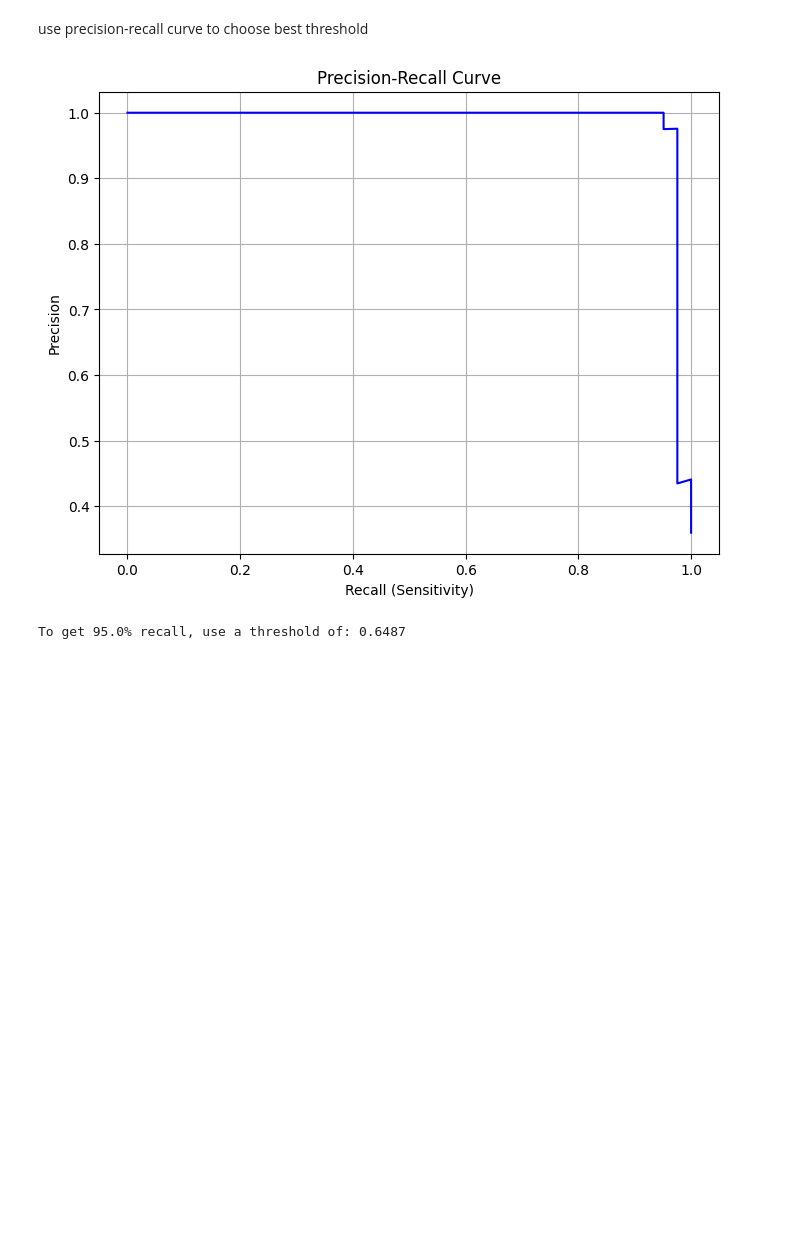
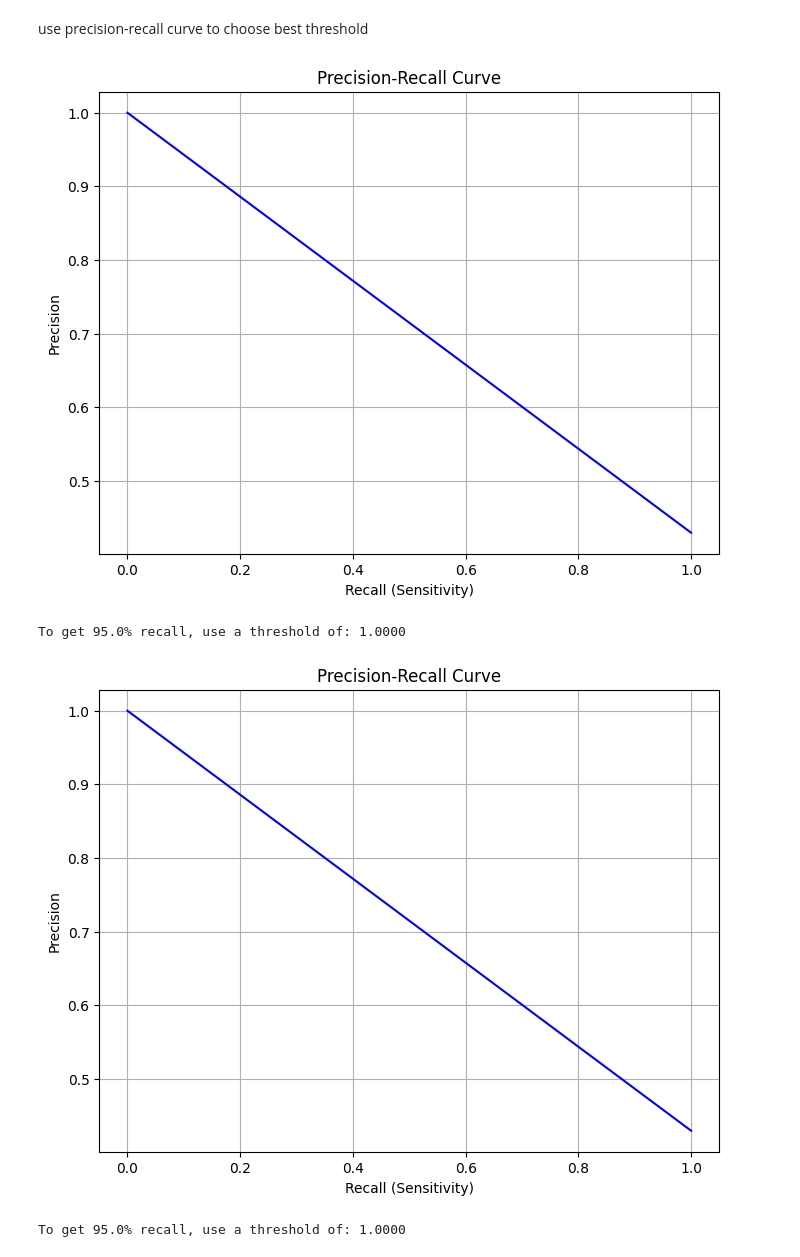
Before and after one commit to jjkim680/Tumor-Classifier, a Jupyter notebook: breastcancer.ipynb, the cells around one changed output. Saved outputs shown, nothing was run; the diff lists cells and outputs as text; code cells hidden in the pictures; blank space fills up the shorter version.

```diff
--- a/breastcancer.ipynb
+++ b/breastcancer.ipynb
@@ -212,0 +212,8 @@ Index(['id_number', 'mean_radius', 'mean_texture', 'mean_smoothness',
+# %%
+def fit_predict_proba(X_train, y_train, X_test, model):
+    model.fit(X_train, y_train)
+    probs = model.predict_proba(X_test)[:, 1] # get the model's guesses as probabilities, then get only the probabilities of being malignant
+    return model, probs
+# %%
+l1_log_reg_model, l1_probs = fit_predict_proba(X_train_light, y_train, X_test_light, l1_log_reg_model)
+l2_log_reg_model, l2_probs = fit_predict_proba(X_train_light, y_train, X_test_light, l2_log_reg_model)
@@ -278,27 +297,3 @@ recall: 0.975609756097561
 recall can be higher by adjusting threshold of when the model predicts a tumor as being malignant
 # %% [markdown]
 use precision-recall curve to choose best threshold
-# %%
-probs = model.predict_proba(X_test_light)[:, 1] # get the model's guesses as probabilities, then get only the probabilities of being malignant
-
-precisions, recalls, thresholds = precision_recall_curve(y_test, probs)
-
-plt.figure(figsize=(8, 6))
-plt.plot(recalls, precisions, color='blue', label='Logistic Regression')
-plt.xlabel('Recall (Sensitivity)')
-plt.ylabel('Precision')
-plt.title('Precision-Recall Curve')
-plt.grid(True)
-plt.show()
-# %% [output]
-[figure, removed]
-# %%
-# optimal threshold is where recall is at least 95%
-target_recall = 0.95
-idx = (recalls >= target_recall).argmin() - 1 # (recalls >= target_recall) returns a boolean array
-# and argmin finds the index of the first false. so subtract by one to find index of the last true
-opt_threshold = thresholds[idx] # get optimal threshold
-
-print(f"To get {target_recall*100}% recall, use a threshold of: {opt_threshold:.4f}")
-# %% [output]
-To get 95.0% recall, use a threshold of: 0.6487
@@ -308,0 +300,20 @@ prediction_low_threshold = (probs >= probability_threshold).astype(int)
+# %%
+target_recall = 0.95
+
+def optimal_threshold_for_target_recall(probs):
+    precisions, recalls, thresholds = precision_recall_curve(y_test, probs)
+
+    plt.figure(figsize=(8, 6))
+    plt.plot(recalls, precisions, color='blue', label='Logistic Regression')
+    plt.xlabel('Recall (Sensitivity)')
+    plt.ylabel('Precision')
+    plt.title('Precision-Recall Curve')
+    plt.grid(True)
+    plt.show()
+
+    # optimal threshold is where recall is at least 95%
+    idx = (recalls >= target_recall).argmin() - 1 # (recalls >= target_recall) returns a boolean array
+    # and argmin finds the index of the first false. so subtract by one to find index of the last true
+    opt_threshold = thresholds[idx] # get optimal threshold
+    print(f"To get {target_recall*100}% recall, use a threshold of: {opt_threshold:.4f}")
+    return opt_threshold
@@ -308,0 +342,8 @@ prediction_low_threshold = (probs >= probability_threshold).astype(int)
+# %%
+l1_threshold = optimal_threshold_for_target_recall(l1_probs)
+l2_threshold = optimal_threshold_for_target_recall(l2_probs)
+# %% [output]
+[figure, added]
+To get 95.0% recall, use a threshold of: 1.0000
+[figure, added]
+To get 95.0% recall, use a threshold of: 1.0000
```
Also changed, not shown: parts of 36 cells of this notebook.
